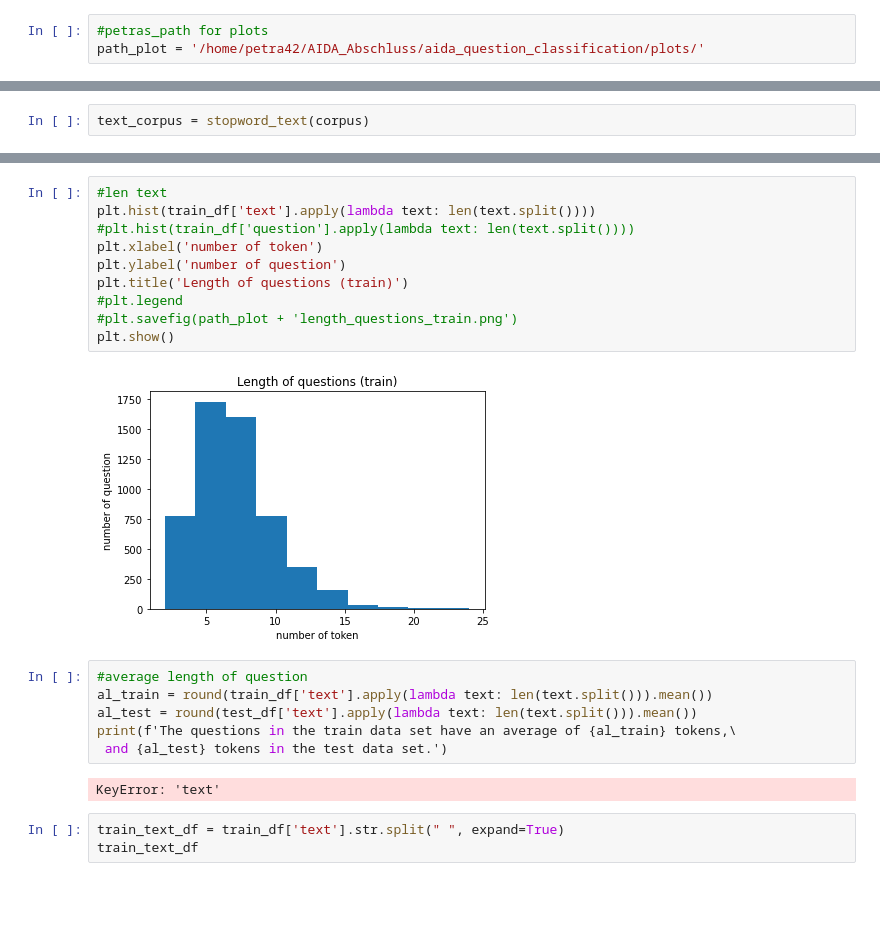
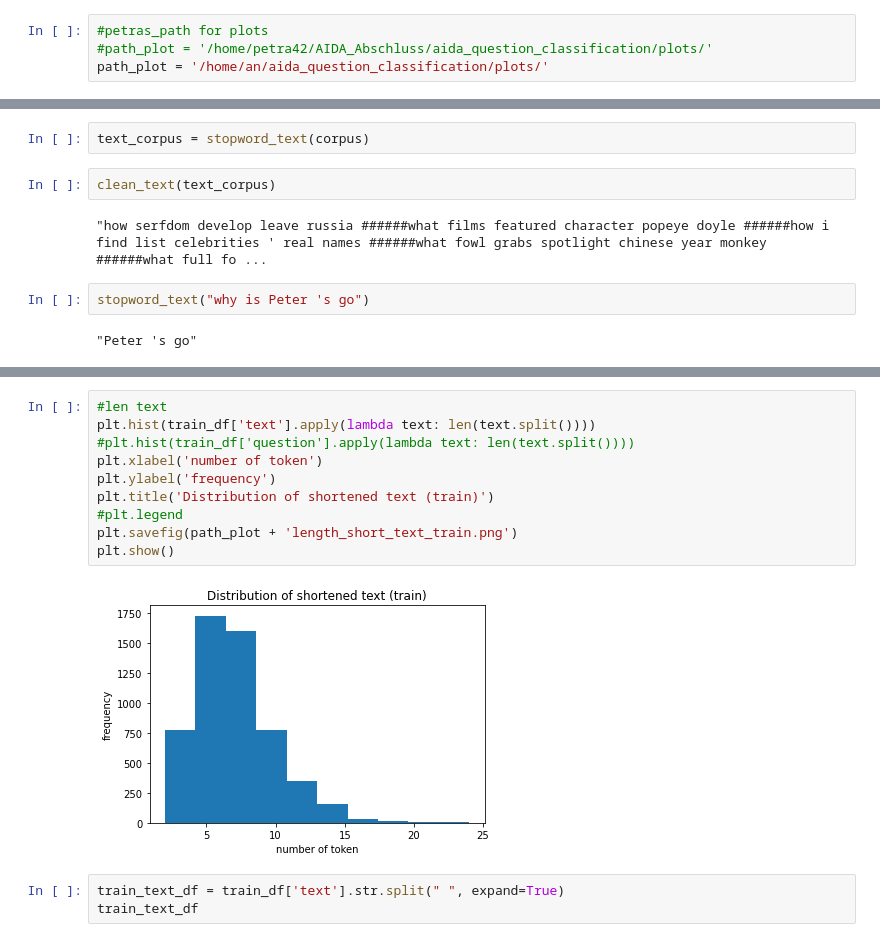
Before and after one commit to michalharakal/aida_question_classification, a Jupyter notebook: eda/eda.ipynb, the cells around one changed output, grey strips where cells are left out. Drawn from its saved outputs; the diff is of its cells as text; blank space fills up the shorter version.

Commit message:
exploration stopwords, clear labels, titles plots

```diff
--- a/eda/eda.ipynb
+++ b/eda/eda.ipynb
@@ -6,7 +6,8 @@ https://cogcomp.seas.upenn.edu/Data/QA/QC/train_5500.label
 https://cogcomp.seas.upenn.edu/Data/QA/QC/TREC_10.label
 # %%
 #petras_path for plots
-path_plot = '/home/petra42/AIDA_Abschluss/aida_question_classification/plots/'
+#path_plot = '/home/petra42/AIDA_Abschluss/aida_question_classification/plots/'
+path_plot = '/home/an/aida_question_classification/plots/'
 # %% [markdown]
 ## Libaries
 # %%
@@ -416,6 +576,14 @@ def corpus_list(corpus):
 How did serfdom develop in and then leave Russia ?######What films featured the character Popeye Doyle ?######How can I find a list of celebrities ' real names ?######What fowl grabs the spotlight aft ...
 # %%
 text_corpus = stopword_text(corpus)
+# %%
+clean_text(text_corpus)
+# %% [output]
+"how serfdom develop leave russia ######what films featured character popeye doyle ######how i find list celebrities ' real names ######what fowl grabs spotlight chinese year monkey ######what full fo ...
+# %%
+stopword_text("why is Peter 's go")
+# %% [output]
+"Peter 's go"
 # %%
 train_df['text'] = text_corpus.split('######')      #text column generated from question deleting stopwords
 train_df.head(2)
@@ -426,23 +594,15 @@ train_df.head(2)
 # %%
 #len text
 plt.hist(train_df['text'].apply(lambda text: len(text.split())))
 #plt.hist(train_df['question'].apply(lambda text: len(text.split())))
 plt.xlabel('number of token')
-plt.ylabel('number of question')
-plt.title('Length of questions (train)')
+plt.ylabel('frequency')
+plt.title('Distribution of shortened text (train)')
 #plt.legend
-#plt.savefig(path_plot + 'length_questions_train.png')
+plt.savefig(path_plot + 'length_short_text_train.png')
 plt.show()
 # %% [output]
-[figure, old version]
+[figure, new version]
-# %%
-#average length of question
-al_train = round(train_df['text'].apply(lambda text: len(text.split())).mean())
-al_test = round(test_df['text'].apply(lambda text: len(text.split())).mean())
-print(f'The questions in the train data set have an average of {al_train} tokens,\
- and {al_test} tokens in the test data set.')
-# %% [output]
-KeyError: 'text'
 # %%
 train_text_df = train_df['text'].str.split(" ", expand=True)
 train_text_df
```
Also changed, not shown: parts of 26 cells of this notebook.
